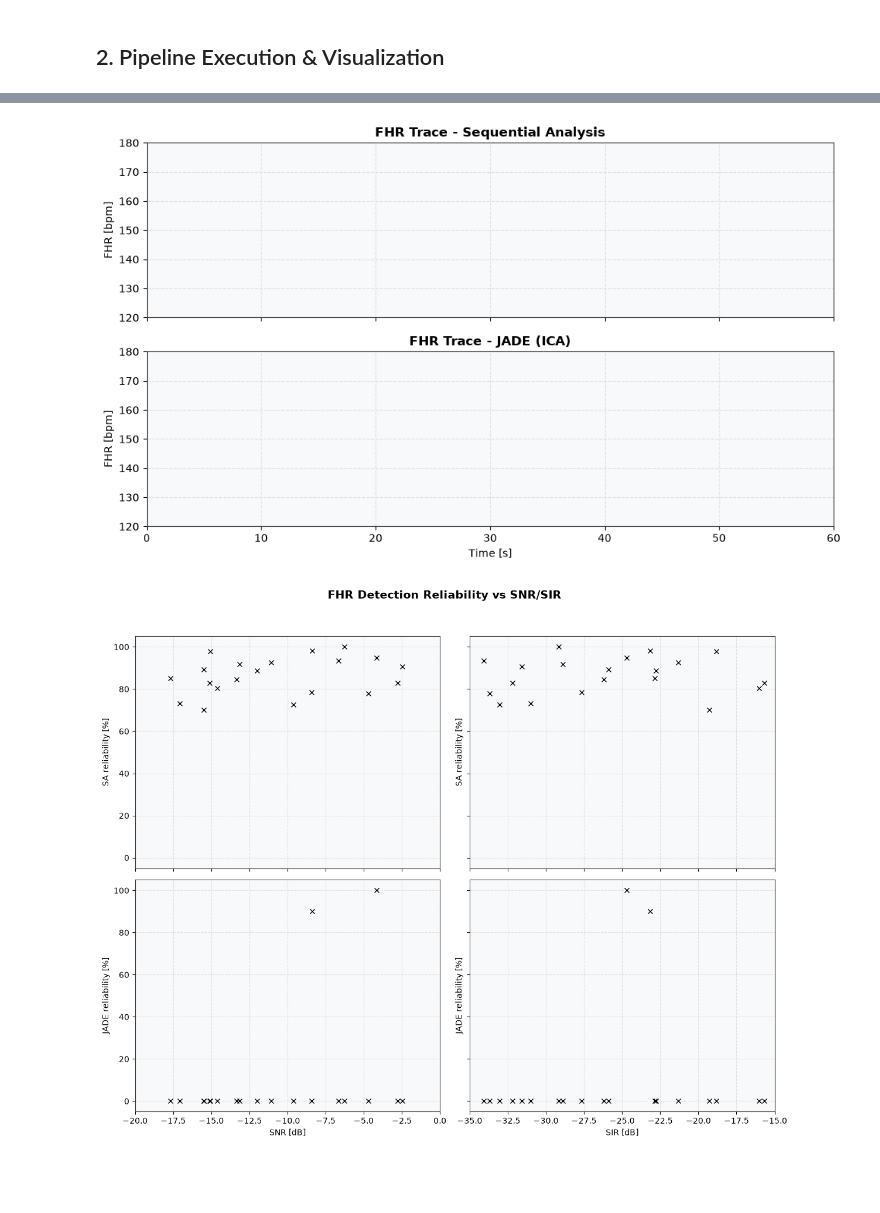
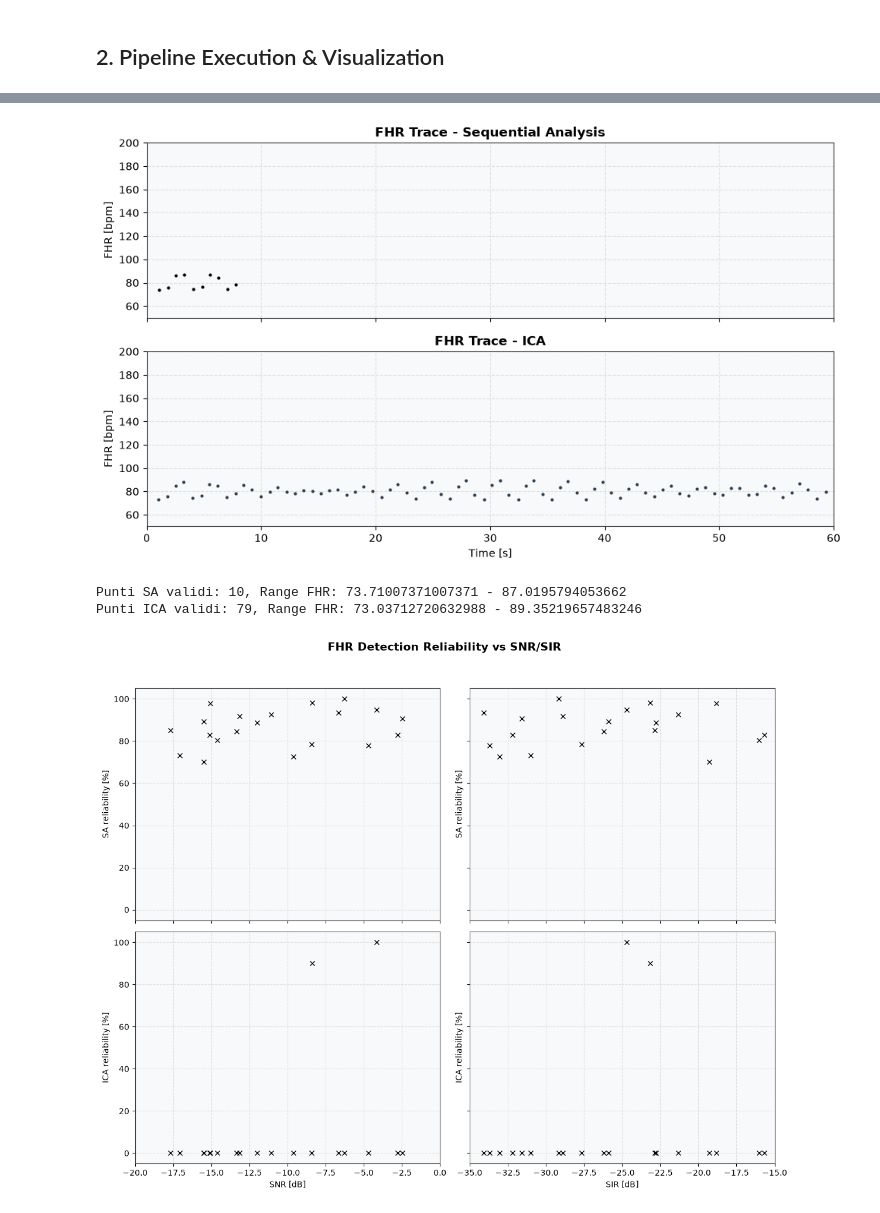
Before and after one commit to fedeceru/BSP_project, a Jupyter notebook: notebooks/main_analysis.ipynb, the cells around one changed output, grey strips where cells are left out. Saved outputs shown, nothing was run; the diff lists cells and outputs as text; code cells hidden in the pictures; blank space fills up the shorter version.

```diff
--- a/notebooks/main_analysis.ipynb
+++ b/notebooks/main_analysis.ipynb
@@ -29,15 +28,25 @@ hea_files = glob.glob(os.path.join(data_dir, '*.hea'))
 record_names = [os.path.splitext(os.path.basename(f))[0] for f in hea_files]
 record_names.sort()
 
+# samples (~100 ms at 1000 Hz). 100 samples is the maximum gap size that will be interpolated.
+# Gaps larger than this will remain NaN.
+INTERP_LIMIT = 100
+
 all_records_data = {}
-for record_name in record_names[:1]:
+for record_name in record_names:
     data_path = os.path.join(data_dir, record_name)
     record = wfdb.rdrecord(data_path)
     fs_original = record.fs
 
     df = pd.DataFrame(record.p_signal)
-    if df.isnull().values.any():
-        df = df.interpolate(method='linear', limit_direction='both')
+    n_nans = df.isnull().values.sum()
+    if n_nans > 0:
+        nan_channels = list(df.columns[df.isnull().any()])
+        print(f"{record_name}: {n_nans} NaN samples found in channel(s) {nan_channels}, interpolating.")
+        df = df.interpolate(method='linear', limit=INTERP_LIMIT, limit_direction='both')
+        if df.isnull().values.any():
+            print(f"WARNING: {record_name} still has {df.isnull().values.sum()} unfilled NaN samples "
+                  f"(gap larger than limit={INTERP_LIMIT}).")
         clean_signal = df.values
     else:
         clean_signal = record.p_signal
@@ -50,30 +67,26 @@ fs_orig = all_records_data[target_record]['fs']
 # %% [markdown]
 ## 2. Pipeline Execution & Visualization
 # %%
-# 1. Preprocessing (BWR + PLC)
+# 1. BWR + PLC (S3)
 bwr = BaselineWanderRemover(fs=fs_orig)
-plc = PowerLineCanceller(fs=fs_orig)
+plc = AdaptivePLICanceller(fs=fs_orig)
 
 s3_signal = np.zeros_like(raw_signal)
 for ch in range(raw_signal.shape[1]):
-    # Applichiamo passa-alto (BWR) e poi cancella-interferenza 50Hz (PLC)
     s3_signal[:, ch] = plc.apply(bwr.apply(raw_signal[:, ch]))
 
-# 2. Upsampling a 2000Hz (S4)
+# 2. Upsampling to 2000Hz (S4)
 fs_target = 2000.0
 resampler = SignalResampler(original_fs=fs_orig, target_fs=fs_target)
-# resampler.upsample processa già lungo l'asse -1, possiamo passare l'array intero trasposto
 s4_signal = resampler.upsample(s3_signal.T).T
 
-# 3. Rilevamento QRS Materno (Fig. 4)
+# 3. QRS Detection and Maternal ECG Cancellation (S5)
 mecg_canc = MECGCanceller(fs=fs_target)
 
-# Trasponiamo per (n_channels, n_samples)
 maternal_enhanced = mecg_canc.extract_principal_component(s4_signal.T)
 maternal_peaks = mecg_canc.detect_qrs_matched_filter(maternal_enhanced)
 
-# Plot: Primi 3 secondi
-plot_samples = int(fs_target * 3.0)
+plot_samples = int(fs_target * 3.0) # 3 seconds
 t_plot = np.arange(plot_samples) / fs_target
 
 plot_qrs_detection(t_plot, s4_signal[:plot_samples, :], maternal_enhanced[:plot_samples],
@@ -141,24 +155,29 @@ plot_jade_stages(t_2s, s1_resampled[:plot_samples_2s, :],
 # %%
-# Calcolo FHR per SA e JADE su una finestra di 60 secondi
+# Compute FHR for SA and ICA over a 60-second window
 fs_minutes = int(fs_target * 60.0)
 
 # Limita i picchi ai primi 60 secondi
 peaks_sa_60s = fetal_peaks[fetal_peaks < fs_minutes]
-peaks_jade_60s = fetal_peaks_ica[fetal_peaks_ica < fs_minutes]
+peaks_ica_60s = fetal_peaks_ica[fetal_peaks_ica < fs_minutes]
 
-if len(peaks_sa_60s) > 1 and len(peaks_jade_60s) > 1:
+if len(peaks_sa_60s) > 1 and len(peaks_ica_60s) > 1:
     # compute_fhr filtra intervalli non validi (<0.1s), quindi usiamo l'asse X della stessa lunghezza del risultato
     fhr_sa = fecg_ext.compute_fhr(peaks_sa_60s)
-    fhr_jade = fecg_ext.compute_fhr(peaks_jade_60s)
+    fhr_ica = fecg_ext.compute_fhr(peaks_ica_60s)
 
     t_fhr_sa = (peaks_sa_60s[1:] / fs_target)[-len(fhr_sa):]
-    t_fhr_jade = (peaks_jade_60s[1:] / fs_target)[-len(fhr_jade):]
+    t_fhr_ica = (peaks_ica_60s[1:] / fs_target)[-len(fhr_ica):]
 
-    plot_fhr_traces(t_fhr_sa, fhr_sa, t_fhr_jade, fhr_jade)
+    plot_fhr_traces(t_fhr_sa, fhr_sa, t_fhr_ica, fhr_ica)
 else:
     print("Picchi insufficienti per tracciare la FHR.")
+
+print(f"Punti SA validi: {len(fhr_sa)}, Range FHR: {min(fhr_sa) if len(fhr_sa) > 0 else 'N/A'} - {max(fhr_sa) if len(fhr_sa) > 0 else 'N/A'}")
+print(f"Punti ICA validi: {len(fhr_ica)}, Range FHR: {min(fhr_ica) if len(fhr_ica) > 0 else 'N/A'} - {max(fhr_ica) if len(fhr_ica) > 0 else 'N/A'}")
 # %% [output]
-[figure, old version]
+[figure, new version]
+Punti SA validi: 10, Range FHR: 73.71007371007371 - 87.0195794053662
+Punti ICA validi: 79, Range FHR: 73.03712720632988 - 89.35219657483246
 # %%
 # Generazione risultati per il dataset (come da Paper Fig. 10)
 # N.B. Per dati reali questa logica andrebbe in un ciclo for su tutto all_records_data.
```
Also changed, not shown: parts of 7 cells of this notebook, 4 other files.
